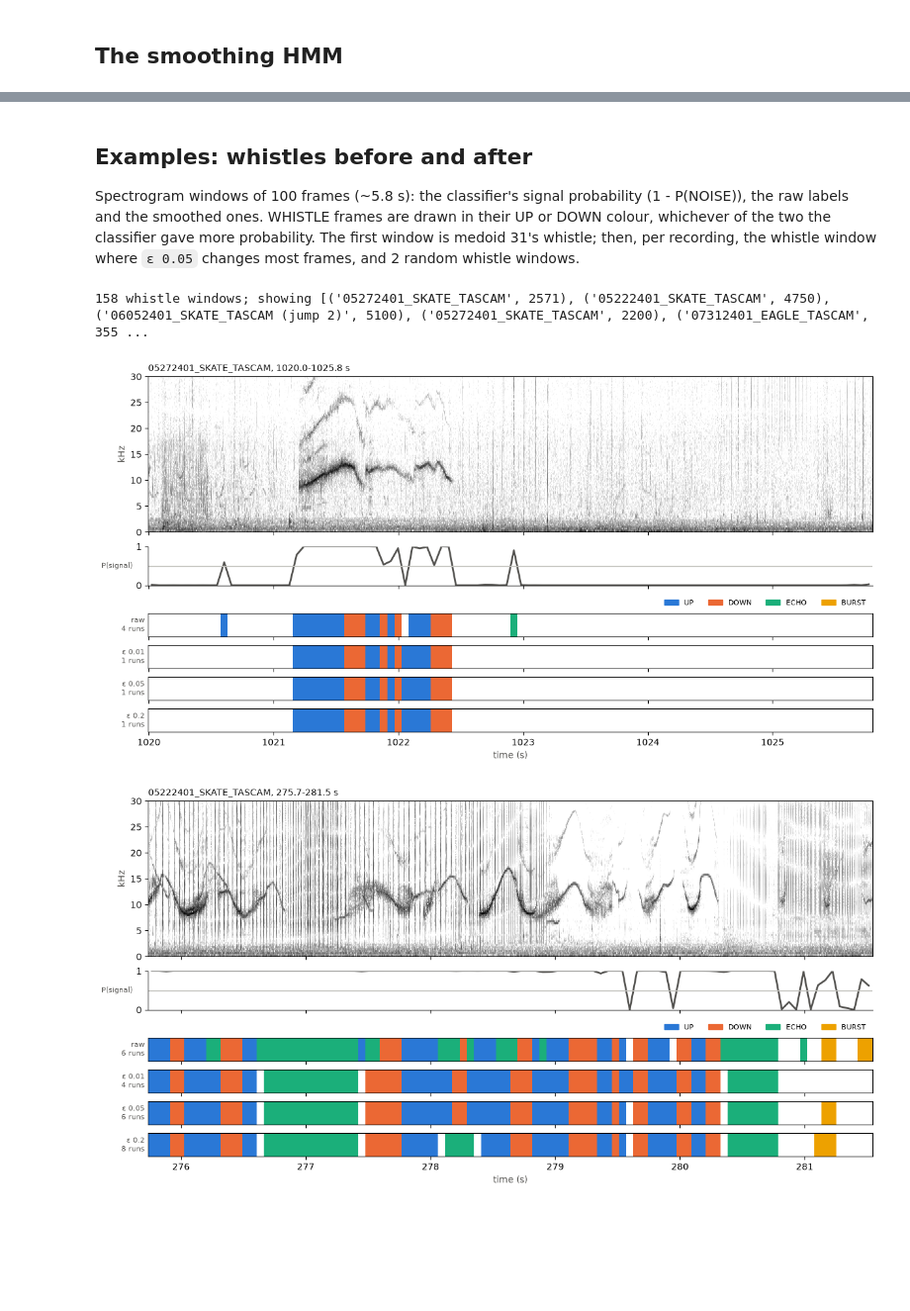
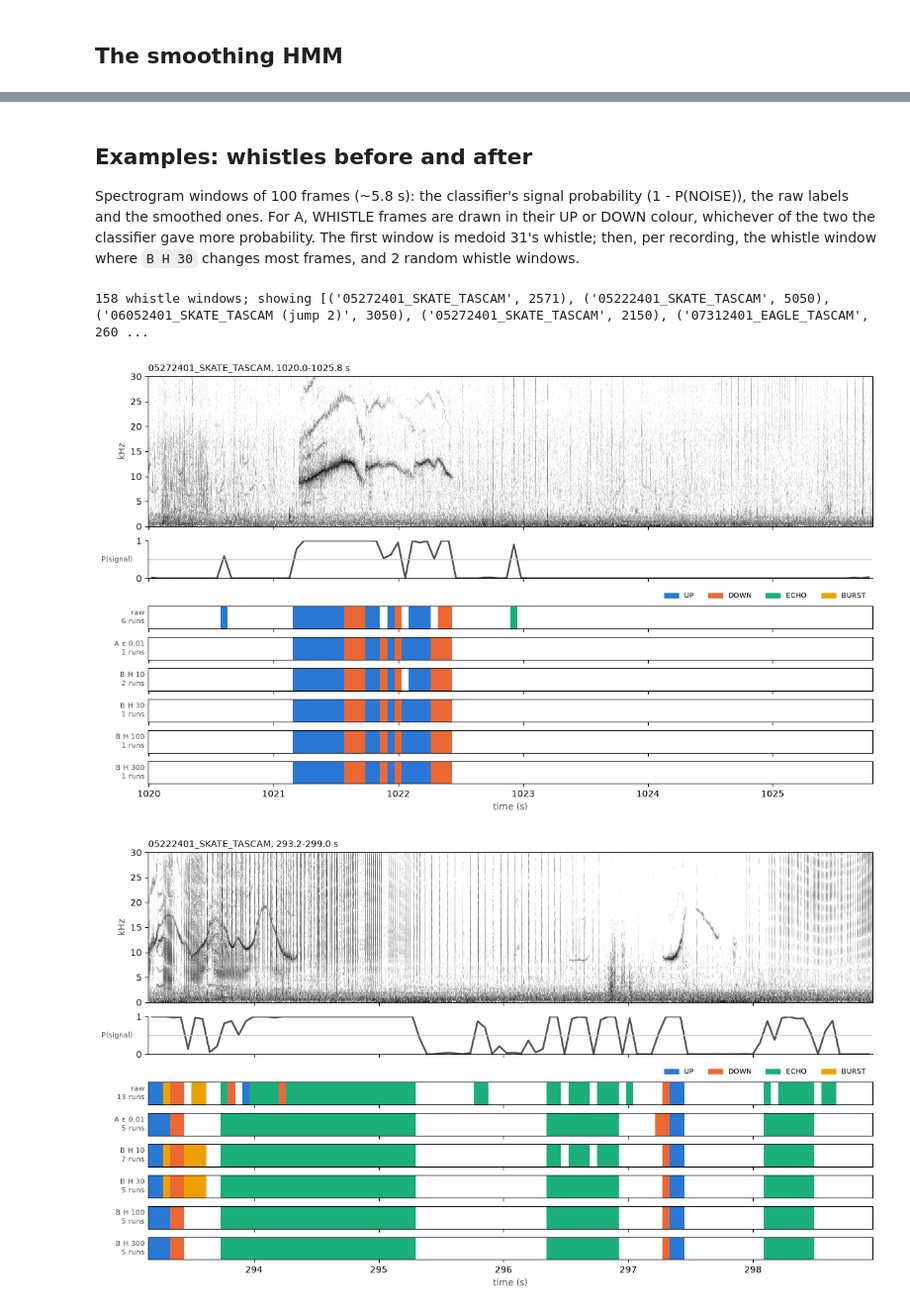
Before and after one commit to dkohlsdorf/continuous_profile_hmm, a Jupyter notebook: analysis_notebooks/ClassifierSmoothing.ipynb, the cells around one changed output, grey strips where cells are left out. Shown at 99% size. Saved outputs shown, nothing was run; the diff lists cells and outputs as text; code cells hidden in the pictures; blank space fills up the shorter version.

Commit message:
Classifier smoothing: two-level topology favouring whistles (self + UP<->DOWN high, rest medium)
Co-Authored-By: Claude Opus 5.5 <noreply@anthropic.com>

```diff
--- a/analysis_notebooks/ClassifierSmoothing.ipynb
+++ b/analysis_notebooks/ClassifierSmoothing.ipynb
@@ -62,6 +72,10 @@ MERGE = np.zeros((len(CLASSIFIER), len(STATES)))                 # classifier pr
 for i, c in enumerate(CLASSIFIER):
     MERGE[i, STATES.index('WHISTLE' if c in ('UP', 'DOWN') else c)] = 1
 NOISE = 0
+UP, DOWN, NOISE_C = CLASSIFIER.index('UP'), CLASSIFIER.index('DOWN'), CLASSIFIER.index('NOISE')
+WHISTLE_C = [UP, DOWN]
+TO_STATE = MERGE.argmax(axis=1)                                  # classifier index -> merged state index
+STATE_TO_CLASSIFIER = np.array([CLASSIFIER.index(s) if s in CLASSIFIER else -1 for s in STATES])
 
 cached = {}
 for name in SEGMENTS:
@@ -316,16 +357,16 @@ summary.round(3)
 # %% [markdown]
 ## Examples: whistles before and after
 
-Spectrogram windows of 100 frames (~5.8 s): the classifier's signal probability (1 - P(NOISE)), the raw labels and the smoothed ones. WHISTLE frames are drawn in their UP or DOWN colour, whichever of the two the classifier gave more probability. The first window is medoid 31's whistle; then, per recording, the whistle window where `ε 0.05` changes most frames, and 2 random whistle windows.
+Spectrogram windows of 100 frames (~5.8 s): the classifier's signal probability (1 - P(NOISE)), the raw labels and the smoothed ones. For A, WHISTLE frames are drawn in their UP or DOWN colour, whichever of the two the classifier gave more probability. The first window is medoid 31's whistle; then, per recording, the whistle window where `B H 30` changes most frames, and 2 random whistle windows.
 # %%
 WINDOW = 100
-MAIN = "ε 0.05"
+MAIN = "B H 30"
 
 def whistle_windows(rec):
     raw, seq = states["raw"][rec], states[MAIN][rec]
     starts = np.arange(0, len(raw) - WINDOW, WINDOW // 2)
     return [(rec, int(s), int((raw[s:s + WINDOW] != seq[s:s + WINDOW]).sum())) for s in starts
-            if (raw[s:s + WINDOW] == STATES.index('WHISTLE')).sum() >= 10]
+            if np.isin(raw[s:s + WINDOW], WHISTLE_C).sum() >= 10]
 
 windows = [w for rec in SEGMENTS for w in whistle_windows(rec)]
 most_changed = [max((w for w in windows if w[0] == rec), key=lambda w: w[2]) for rec in SEGMENTS
@@ -336,18 +377,11 @@ medoid31 = ('05272401_SKATE_TASCAM', int(round(1021.16 / STEP_SECONDS)) - SEGMEN
 examples = [medoid31] + [(rec, s) for rec, s, _ in most_changed + random_windows]
 print(f"{len(windows)} whistle windows; showing {examples}")
 # %% [output]
-158 whistle windows; showing [('05272401_SKATE_TASCAM', 2571), ('05222401_SKATE_TASCAM', 4750), ('06052401_SKATE_TASCAM (jump 2)', 5100), ('05272401_SKATE_TASCAM', 2200), ('07312401_EAGLE_TASCAM', 355 ...
+158 whistle windows; showing [('05272401_SKATE_TASCAM', 2571), ('05222401_SKATE_TASCAM', 5050), ('06052401_SKATE_TASCAM (jump 2)', 3050), ('05272401_SKATE_TASCAM', 2150), ('07312401_EAGLE_TASCAM', 260 ...
 # %%
 from matplotlib.patches import Patch
 
-def state_colors(rec, seq):
-    # WHISTLE frames take the UP / DOWN colour the classifier prefers
-    p = probs[rec]
-    up_down = np.where(p[:, CLASSIFIER.index('UP')] >= p[:, CLASSIFIER.index('DOWN')], 'UP', 'DOWN')
-    return np.where(seq == STATES.index('WHISTLE'), up_down, np.array(STATES)[seq])
-
-
-def plot_window(rec, start, rows=("raw", "ε 0.01", "ε 0.05", "ε 0.2"), n_fft=512, hop=128):
+def plot_window(rec, start, rows=tuple(states), n_fft=512, hop=128):
     import librosa
     offset = SEGMENTS[rec]
     t0, t1 = (offset + start) * STEP_SECONDS, (offset + start + WINDOW) * STEP_SECONDS
@@ -362,35 +396,35 @@ def plot_window(rec, start, rows=("raw", "ε 0.01", "ε 0.05", "ε 0.2"), n_fft=
     axes[0].set_title(f'{rec}, {t0:.1f}-{t1:.1f} s', loc='left', fontsize=10, color='#0b0b0b')
 
     times = t0 + (np.arange(WINDOW) + 0.5) * STEP_SECONDS
-    signal = 1 - (probs[rec] @ MERGE)[start:start + WINDOW, NOISE]
+    signal = 1 - probs[rec][start:start + WINDOW, NOISE_C]
     axes[1].plot(times, signal, color='#52514e', linewidth=2)
     axes[1].axhline(0.5, color='#c4c3be', linewidth=1)
     axes[1].set_ylim(0, 1)
     axes[1].set_yticks([0, 1])
     axes[1].set_ylabel('P(signal)', rotation=0, ha='right', va='center', color='#52514e', fontsize=8)
     axes[1].spines[['top', 'right']].set_visible(False)
 
     for ax, row in zip(axes[2:], rows):
         seq = states[row][rec][start:start + WINDOW]
-        colors = state_colors(rec, states[row][rec])[start:start + WINDOW]
+        colors = np.array(CLASSIFIER)[seq]
         for label in LABEL_ORDER:
             if label == 'NOISE':
                 continue
             for s, e in runs(colors == label):
                 ax.axvspan(t0 + s * STEP_SECONDS, t0 + e * STEP_SECONDS, color=LABEL_COLORS[label], lw=0)
         ax.set_yticks([])
         ax.set_ylabel(f"{row}\n{len(signal_runs(seq)[0])} runs", rotation=0, ha='right', va='center',
                       color='#52514e', fontsize=8)
     axes[2].legend(handles=[Patch(color=LABEL_COLORS[l], label=l) for l in LABEL_ORDER if l != 'NOISE'],
                    ncol=4, frameon=False, fontsize=8, loc='lower right', bbox_to_anchor=(1, 1.0))
     axes[-1].set_xlabel('time (s)', color='#52514e')
     axes[-1].set_xlim(t0, t1)
     return fig
 
 
 for rec, s in examples:
     plot_window(rec, s)
     plt.show()
 # %% [output]
-[figure, old version]
+[figure, new version]
-[figure, old version]
+[figure, new version]
```
Also changed, not shown: parts of 6 cells of this notebook.
